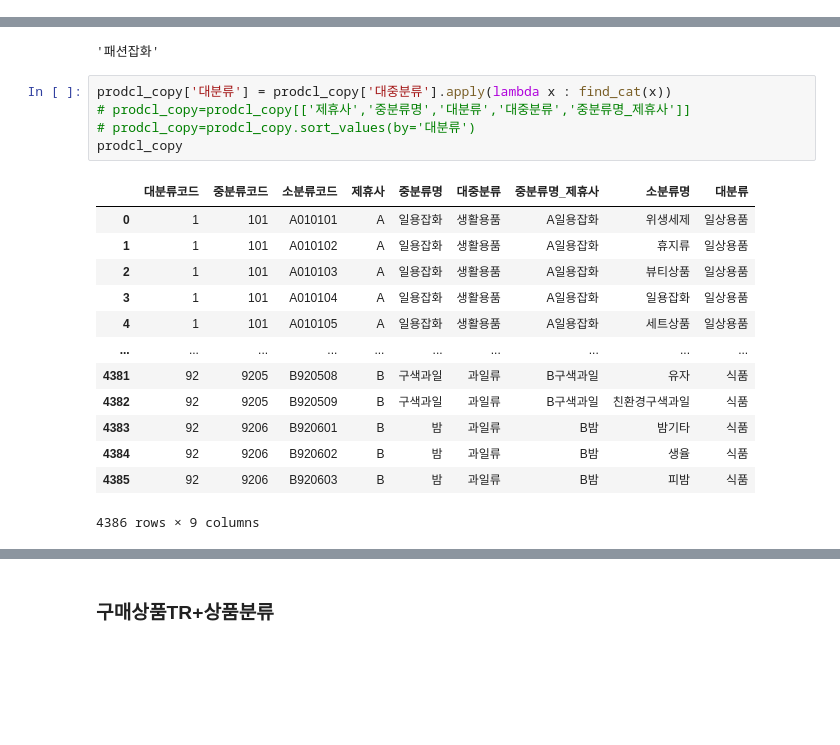
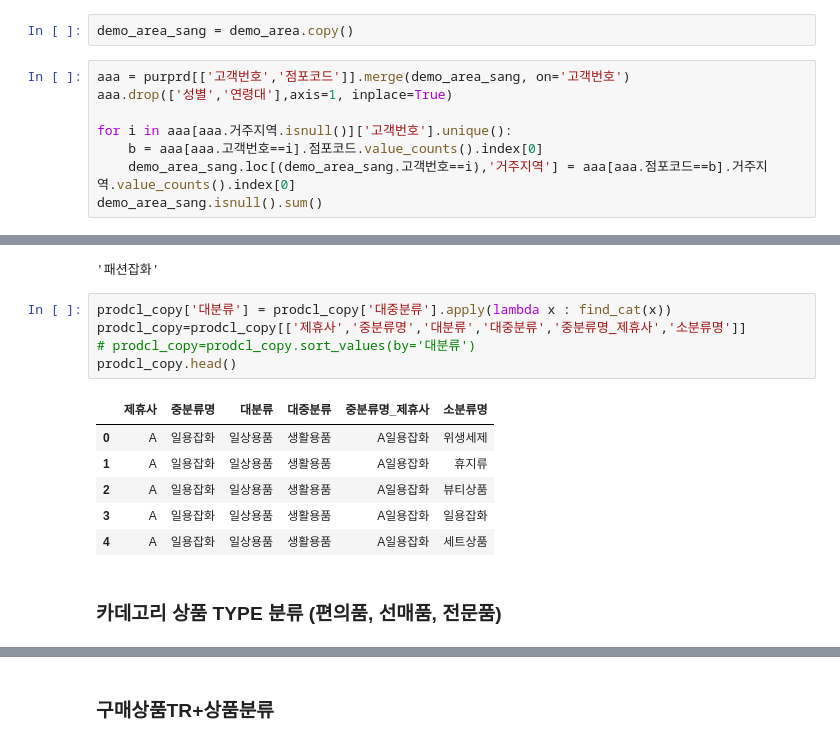
Before and after one commit to PKLH/cakd_LP, a Jupyter notebook: WorkSpace/Kim/EDA_minsup.ipynb, the cells around one changed output, grey strips where cells are left out. Saved outputs shown, nothing was run; the diff lists cells and outputs as text; blank space fills up the shorter version.

```diff
--- a/WorkSpace/Kim/EDA_minsup.ipynb
+++ b/WorkSpace/Kim/EDA_minsup.ipynb
@@ -948,0 +934,10 @@ array(['식품', '멀티샵', '잡화', '이미용', '아동', '의류', '속옷
+# %%
+demo_area_sang = demo_area.copy()
+# %%
+aaa = purprd[['고객번호','점포코드']].merge(demo_area_sang, on='고객번호')
+aaa.drop(['성별','연령대'],axis=1, inplace=True)
+
+for i in aaa[aaa.거주지역.isnull()]['고객번호'].unique():
+    b = aaa[aaa.고객번호==i].점포코드.value_counts().index[0]
+    demo_area_sang.loc[(demo_area_sang.고객번호==i),'거주지역'] = aaa[aaa.점포코드==b].거주지역.value_counts().index[0]
+demo_area_sang.isnull().sum()
@@ -1800,20 +1854,15 @@ find_cat('SPA')
 '패션잡화'
 # %%
 prodcl_copy['대분류'] = prodcl_copy['대중분류'].apply(lambda x : find_cat(x))
-# prodcl_copy=prodcl_copy[['제휴사','중분류명','대분류','대중분류','중분류명_제휴사']]
+prodcl_copy=prodcl_copy[['제휴사','중분류명','대분류','대중분류','중분류명_제휴사','소분류명']]
 # prodcl_copy=prodcl_copy.sort_values(by='대분류')
-prodcl_copy
+prodcl_copy.head()
 # %% [output]
-|  | 대분류코드 | 중분류코드 | 소분류코드 | 제휴사 | 중분류명 | 대중분류 | 중분류명_제휴사 | 소분류명 | 대분류 |
-| 0 | 1 | 101 | A010101 | A | 일용잡화 | 생활용품 | A일용잡화 | 위생세제 | 일상용품 |
-| 1 | 1 | 101 | A010102 | A | 일용잡화 | 생활용품 | A일용잡화 | 휴지류 | 일상용품 |
-| 2 | 1 | 101 | A010103 | A | 일용잡화 | 생활용품 | A일용잡화 | 뷰티상품 | 일상용품 |
-| 3 | 1 | 101 | A010104 | A | 일용잡화 | 생활용품 | A일용잡화 | 일용잡화 | 일상용품 |
-| 4 | 1 | 101 | A010105 | A | 일용잡화 | 생활용품 | A일용잡화 | 세트상품 | 일상용품 |
-| ... | ... | ... | ... | ... | ... | ... | ... | ... | ... |
-| 4381 | 92 | 9205 | B920508 | B | 구색과일 | 과일류 | B구색과일 | 유자 | 식품 |
-| 4382 | 92 | 9205 | B920509 | B | 구색과일 | 과일류 | B구색과일 | 친환경구색과일 | 식품 |
-| 4383 | 92 | 9206 | B920601 | B | 밤 | 과일류 | B밤 | 밤기타 | 식품 |
-| 4384 | 92 | 9206 | B920602 | B | 밤 | 과일류 | B밤 | 생율 | 식품 |
-| 4385 | 92 | 9206 | B920603 | B | 밤 | 과일류 | B밤 | 피밤 | 식품 |
+|  | 제휴사 | 중분류명 | 대분류 | 대중분류 | 중분류명_제휴사 | 소분류명 |
+| 0 | A | 일용잡화 | 일상용품 | 생활용품 | A일용잡화 | 위생세제 |
+| 1 | A | 일용잡화 | 일상용품 | 생활용품 | A일용잡화 | 휴지류 |
+| 2 | A | 일용잡화 | 일상용품 | 생활용품 | A일용잡화 | 뷰티상품 |
+| 3 | A | 일용잡화 | 일상용품 | 생활용품 | A일용잡화 | 일용잡화 |
+| 4 | A | 일용잡화 | 일상용품 | 생활용품 | A일용잡화 | 세트상품 |
-4386 rows × 9 columns
+# %% [markdown]
+### 카데고리 상품 TYPE 분류 (편의품, 선매품, 전문품)
```
Also changed, not shown: parts of 60 cells of this notebook.
